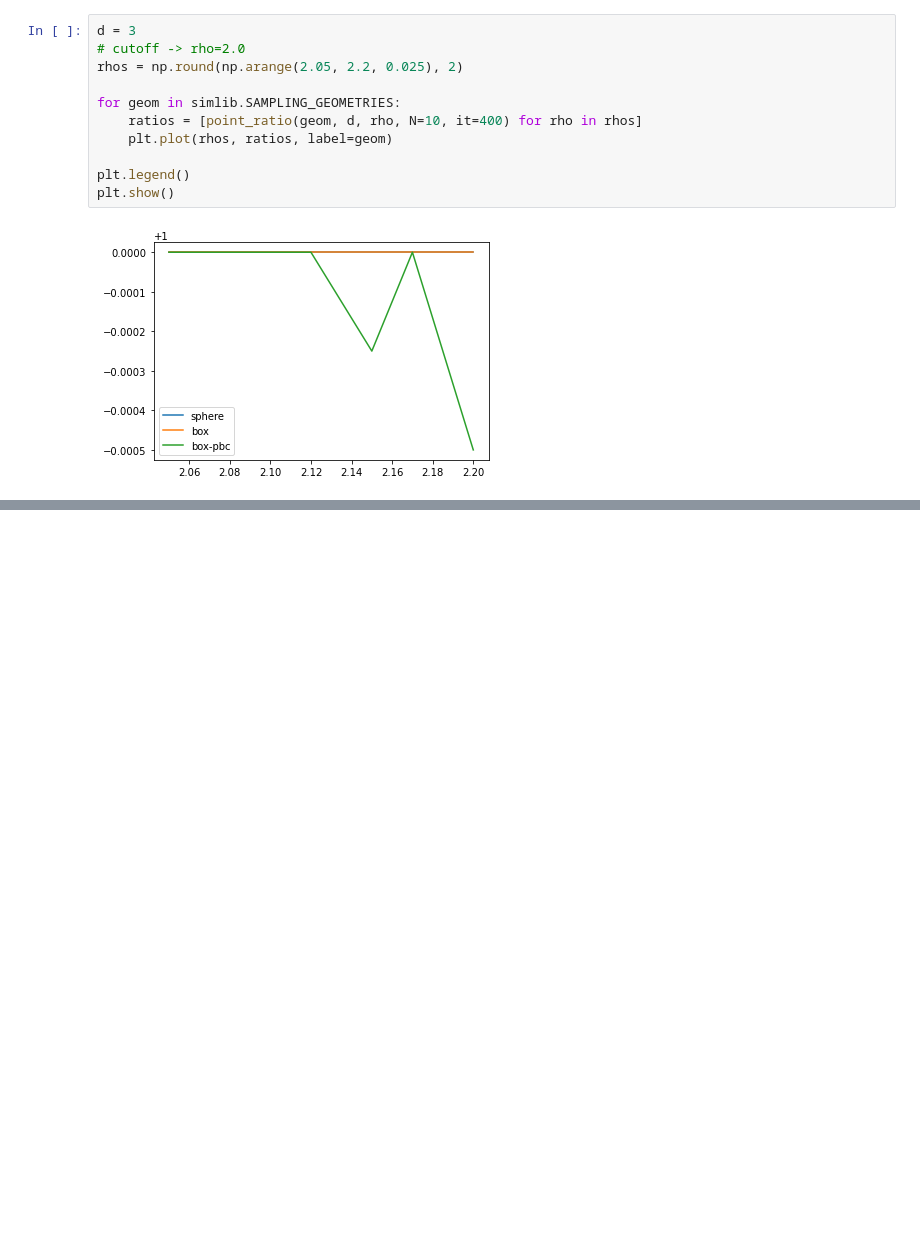
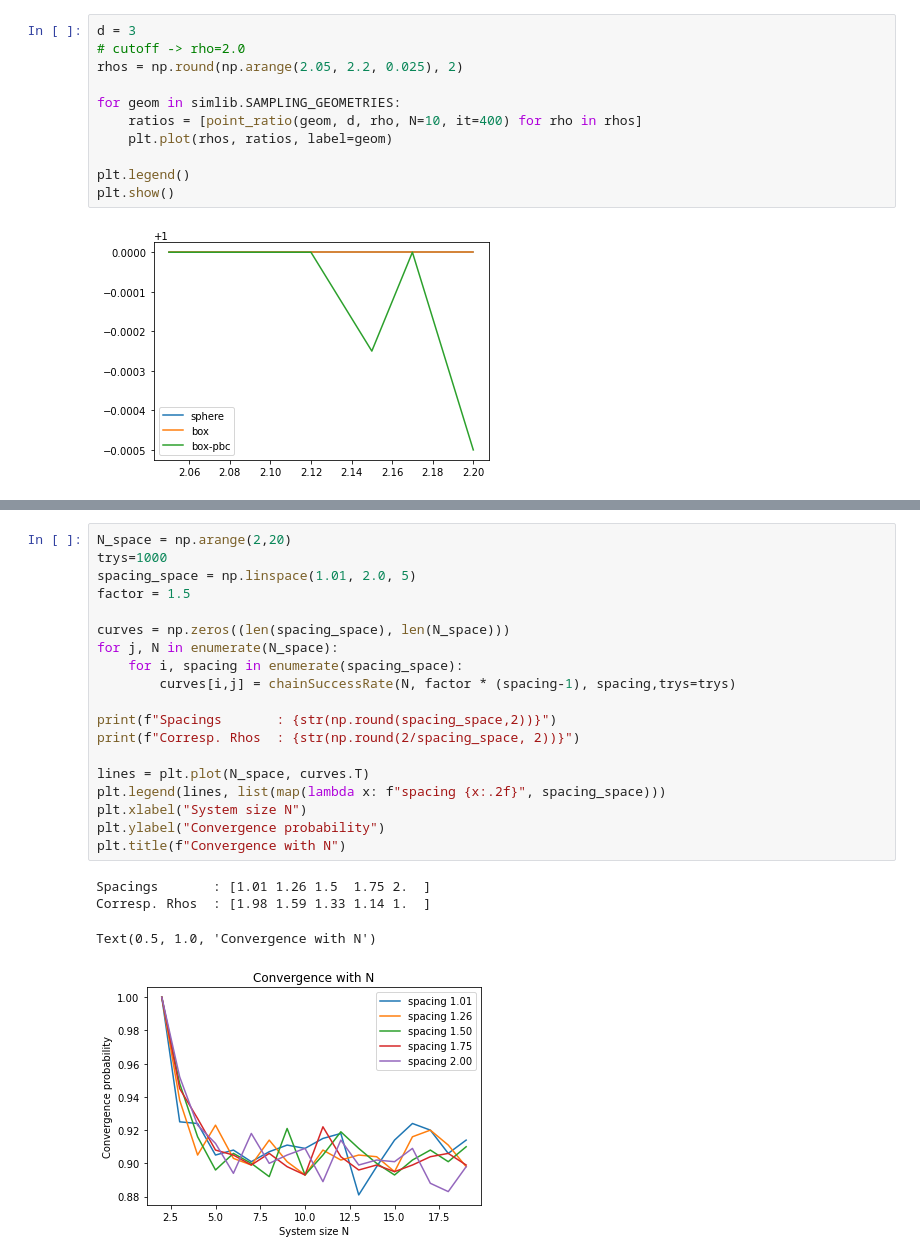
Before and after one commit to abraemer/heisensim, a Jupyter notebook: demo/rho_scaling.ipynb, the cells around one changed output, grey strips where cells are left out. Saved outputs shown, nothing was run; the diff lists cells and outputs as text; blank space fills up the shorter version.

```diff
--- a/demo/rho_scaling.ipynb
+++ b/demo/rho_scaling.ipynb
@@ -104,0 +144,24 @@ plt.show()
+# %%
+N_space = np.arange(2,20)
+trys=1000
+spacing_space = np.linspace(1.01, 2.0, 5)
+factor = 1.5
+
+curves = np.zeros((len(spacing_space), len(N_space)))
+for j, N in enumerate(N_space):
+    for i, spacing in enumerate(spacing_space):
+        curves[i,j] = chainSuccessRate(N, factor * (spacing-1), spacing,trys=trys)
+
+print(f"Spacings       : {str(np.round(spacing_space,2))}")
+print(f"Corresp. Rhos  : {str(np.round(2/spacing_space, 2))}")
+
+lines = plt.plot(N_space, curves.T)
+plt.legend(lines, list(map(lambda x: f"spacing {x:.2f}", spacing_space)))
+plt.xlabel("System size N")
+plt.ylabel("Convergence probability")
+plt.title(f"Convergence with N")
+# %% [output]
+Spacings       : [1.01 1.26 1.5  1.75 2.  ]
+Corresp. Rhos  : [1.98 1.59 1.33 1.14 1.  ]
+Text(0.5, 1.0, 'Convergence with N')
+[figure, added]
```
Also changed, not shown: parts of 3 cells of this notebook, 5 other files.
